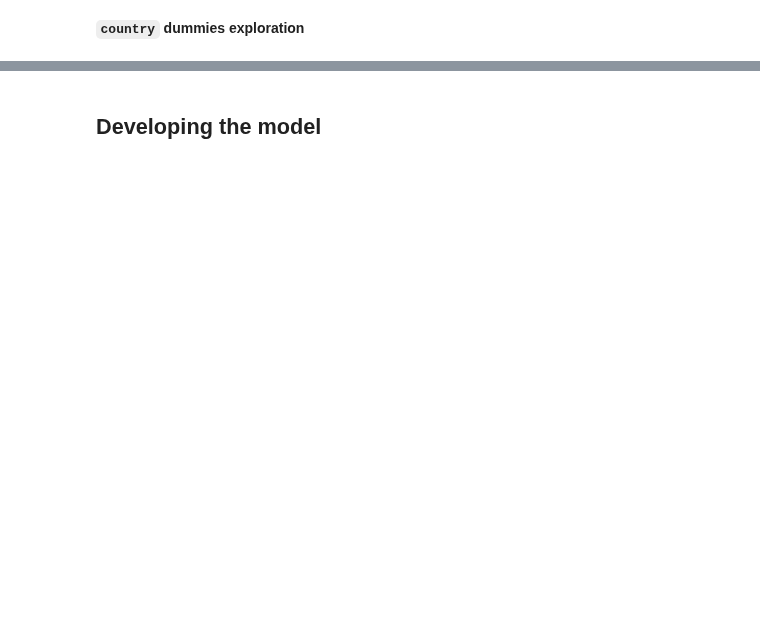
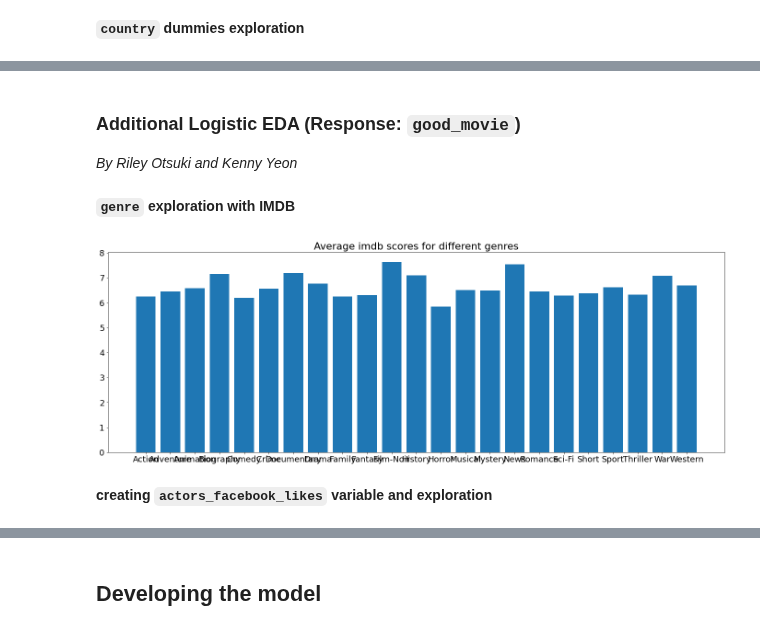
Before and after one commit to kennyeon/Too-Pullz-Project, a Jupyter notebook: Project Code Template.ipynb, the cells around one changed output, grey strips where cells are left out. Drawn from its saved outputs; the diff is of its cells as text; code cells hidden in the pictures; blank space fills up the shorter version.

```diff
--- a/Project Code Template.ipynb
+++ b/Project Code Template.ipynb
@@ -441,0 +453,47 @@ plt.show()
+# %% [markdown]
+### Additional Logistic EDA (Response: `good_movie`)
+*By Riley Otsuki and Kenny Yeon*
+# %% [markdown]
+**`genre` exploration with IMDB**
+# %%
+# Creates new binary columns for each genre in the 'genres' column of the 'movies' dataframe.
+genres_df = movies.loc[:, ["genres", "imdb_score"]].copy()
+
+genres_df["Action"] = [1 if "Action" in genre else 0 for genre in genres_df["genres"]]
+genres_df["Adventure"] = [1 if "Adventure" in genre else 0 for genre in genres_df["genres"]]
+genres_df["Animation"] = [1 if "Animation" in genre else 0 for genre in genres_df["genres"]]
+genres_df["Biography"] = [1 if "Biography" in genre else 0 for genre in genres_df["genres"]]
+genres_df["Comedy"] = [1 if "Comedy" in genre else 0 for genre in genres_df["genres"]]
+genres_df["Crime"] = [1 if "Crime" in genre else 0 for genre in genres_df["genres"]]
+genres_df["Documentary"] = [1 if "Documentary" in genre else 0 for genre in genres_df["genres"]]
+genres_df["Drama"] = [1 if "Drama" in genre else 0 for genre in genres_df["genres"]]
+genres_df["Family"] = [1 if "Family" in genre else 0 for genre in genres_df["genres"]]
+genres_df["Fantasy"] = [1 if "Fantasy" in genre else 0 for genre in genres_df["genres"]]
+genres_df["Film-Noir"] = [1 if "Film-Noir" in genre else 0 for genre in genres_df["genres"]]
+genres_df["History"] = [1 if "History" in genre else 0 for genre in genres_df["genres"]]
+genres_df["Horror"] = [1 if "Horror" in genre else 0 for genre in genres_df["genres"]]
+genres_df["Musical"] = [1 if "Musical" in genre else 0 for genre in genres_df["genres"]]
+genres_df["Mystery"] = [1 if "Mystery" in genre else 0 for genre in genres_df["genres"]]
+genres_df["News"] = [1 if "News" in genre else 0 for genre in genres_df["genres"]]
+genres_df["Romance"] = [1 if "Romance" in genre else 0 for genre in genres_df["genres"]]
+genres_df["Sci-Fi"] = [1 if "Sci-Fi" in genre else 0 for genre in genres_df["genres"]]
+genres_df["Short"] = [1 if "Short" in genre else 0 for genre in genres_df["genres"]]
+genres_df["Sport"] = [1 if "Sport" in genre else 0 for genre in genres_df["genres"]]
+genres_df["Thriller"] = [1 if "Thriller" in genre else 0 for genre in genres_df["genres"]]
+genres_df["War"] = [1 if "War" in genre else 0 for genre in genres_df["genres"]]
+genres_df["Western"] = [1 if "Western" in genre else 0 for genre in genres_df["genres"]]
+
+# Computes the mean imdb score for each genre, and stores them in a list called 'means'
+means = []
+for column in genres_df.columns[2:]:
+    means.append(genres_df.loc[genres_df[column] == 1, "imdb_score"].mean())
+
+
+fig, ax = plt.subplots(figsize=(24, 8))
+plt.bar(x=genres_df.columns[2:], height=means)
+plt.title("Average imdb scores for different genres")
+plt.show()
+# %% [output]
+[figure, added]
+# %% [markdown]
+**creating `actors_facebook_likes` variable and exploration**
```
Also changed, not shown: parts of 82 cells of this notebook.
